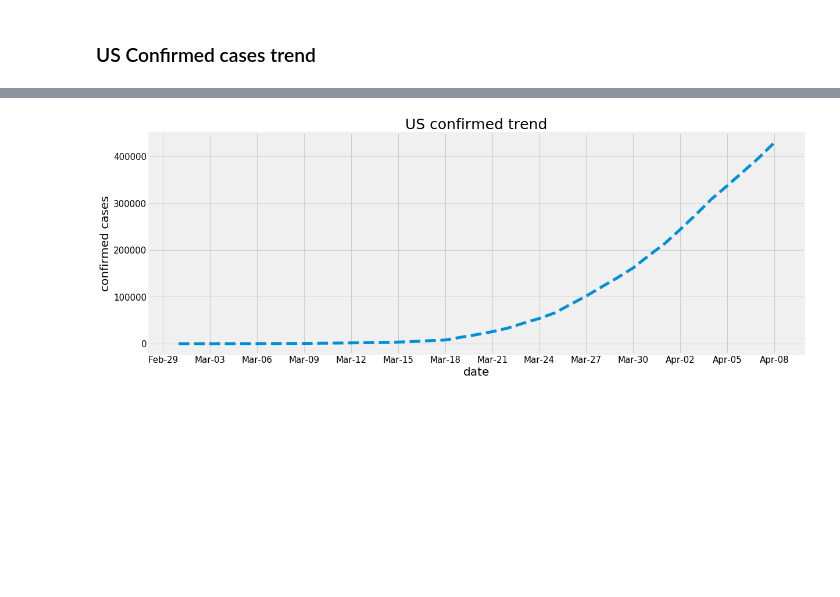
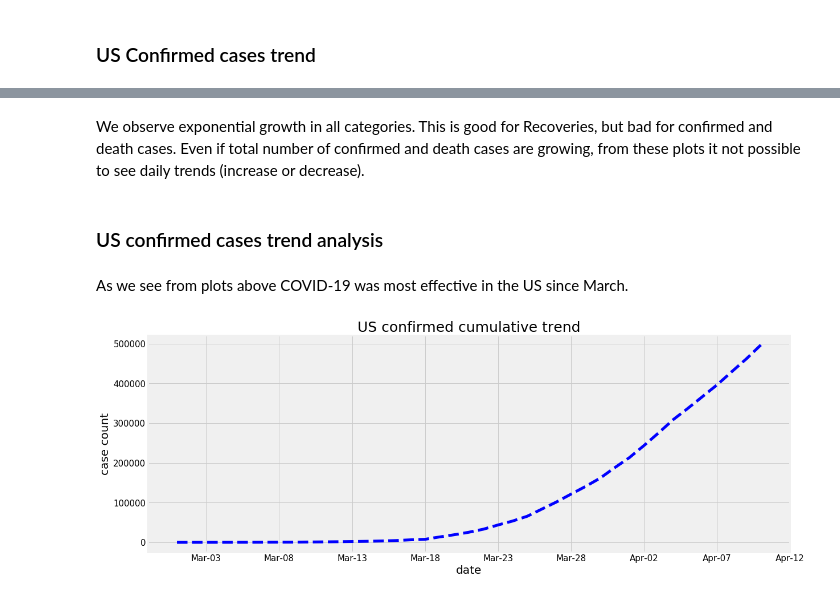
Before and after one commit to anarhasanov/COVID-19-analysis, a Jupyter notebook: COVID-19 analysis.ipynb, the cells around one changed output, grey strips where cells are left out. Saved outputs shown, nothing was run; the diff lists cells and outputs as text; code cells hidden in the pictures; blank space fills up the shorter version.

```diff
--- a/COVID-19 analysis.ipynb
+++ b/COVID-19 analysis.ipynb
@@ -357,0 +407,14 @@ The most deaths is in New York, followed by New Jersey and Michigan.
+# %%
+# create a function to plot daily trends
+
+def plot_specific_trend(df, country, period, color, title, interval, ylabel):
+    plt.figure(figsize=(18, 7))
+    plt.plot(df[period:][country].index, df[period:][country], color, linestyle='--', linewidth=5)
+    plt.title(title, size=25)
+    plt.grid(alpha = 2)
+    plt.gca().xaxis.set_major_formatter(mdates.DateFormatter('%b-%d'))
+    plt.gca().xaxis.set_major_locator(mdates.DayLocator(interval=interval))
+    plt.xticks(size=15)
+    plt.yticks(size=15)
+    plt.xlabel('date', size=20)
+    plt.ylabel(ylabel, size=20)
@@ -358,4 +427,11 @@ The most deaths is in New York, followed by New Jersey and Michigan.
+# %% [markdown]
+We observe exponential growth in all categories. This is good for Recoveries, but bad for confirmed and death cases.
+Even if total number of confirmed and death cases are growing, from these plots it not possible to see daily trends (increase or decrease).
+# %% [markdown]
+### US confirmed cases trend analysis
+# %% [markdown]
+As we see from plots above COVID-19 was most effective in the US since March.
 # %%
-plot_trend(confirmed_trend_top15['2020-03-01':], 'US', 'C0', 'US confirmed trend', 3, 'date', 'confirmed cases')
+plot_specific_trend(confirmed_trend_top15, 'US', '2020-03-01', 'b', 'US confirmed cumulative trend', 5, 'case count' )
 # %% [output]
-[figure, old version]
+[figure, new version]
```
Also changed, not shown: parts of 25 cells of this notebook.
